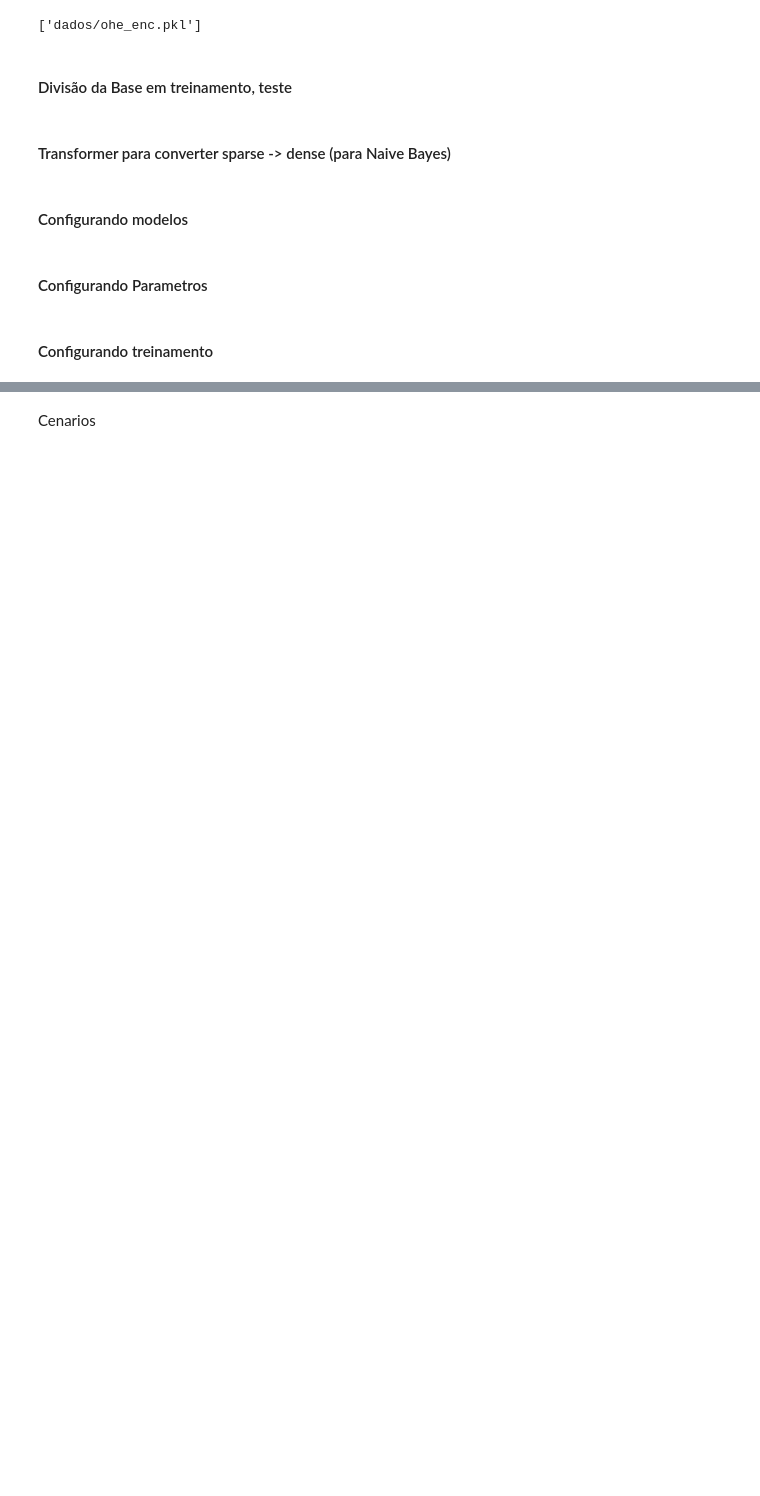
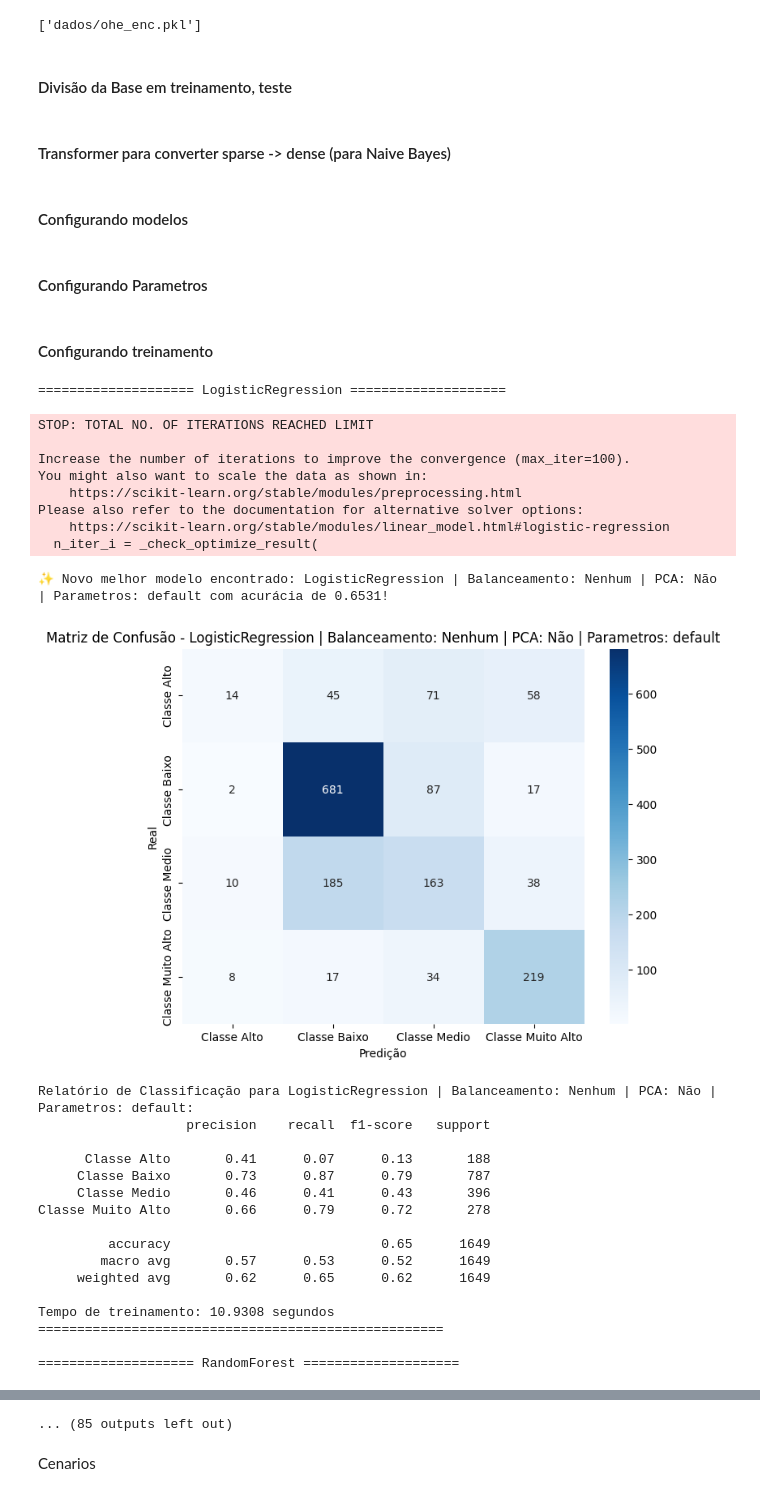
Before and after one commit to csampaio2/imoveis-sp-prediction, a Jupyter notebook: analises_imoveis_v3.ipynb, the cells around one changed output, grey strips where cells are left out. Cells and saved outputs as stored; diff of their text form; code cells hidden in the pictures; blank space fills up the shorter version.

```diff
--- a/analises_imoveis_v3.ipynb
+++ b/analises_imoveis_v3.ipynb
@@ -44,7 +44,7 @@ from sklearn.utils.multiclass import unique_labels
 # %% [markdown]
 ## Carregamento dos Dataset
 # %%
-df = pd.read_csv('/home/fbotero/Downloads/imoveis/dados/data.csv')
+df = pd.read_csv('dados/data.csv')
 df.head()
 # %% [output]
 |  | address | district | area | bedrooms | garage | type | rent | total |
@@ -723,7 +708,7 @@ def treinar_modelos(balanceamento=None, usar_pca=False, tipo_parametros='default
 
             # Salvar parâmetros apenas se for grid
             if salvar_parametros and tipo_parametros == "grid":
-                joblib.dump(grid_search.best_params_, f'/home/fbotero/Downloads/imoveis/dados/parametros_{name}.pkl')
+                joblib.dump(grid_search.best_params_, f'dados/parametros_{name}.pkl')
         else:
             resultados.append({
                 "Modelo": descricao_cenario,
@@ -741,8 +726,67 @@ def treinar_modelos(balanceamento=None, usar_pca=False, tipo_parametros='default
     resultados_global.extend(resultados)
 
     # Salvar o melhor modelo
-    joblib.dump(melhor_pipeline, f'/home/fbotero/Downloads/imoveis/dados/{nome_melhor_modelo}_melhor_modelo.pkl')
+    joblib.dump(melhor_pipeline, f'dados/{nome_melhor_modelo}_melhor_modelo.pkl')
     print(f"✨ Melhor modelo salvo: {nome_melhor_modelo} com acurácia de {melhor_score:.4f}!")
 
     # RETORNA o melhor modelo treinado
     return melhor_pipeline
+# %%
+# Example usage of the treinar_modelos function
+scenarios = []
+
+# Default Parameters
+scenarios.append(("default", treinar_modelos()))
+scenarios.append(("default + SMOTE", treinar_modelos(balanceamento="smote")))
+scenarios.append(("default + Tomek", treinar_modelos(balanceamento="tomek")))
+scenarios.append(("default + PCA + SMOTE", treinar_modelos(balanceamento="smote", usar_pca=True)))
+scenarios.append(("default + PCA + Tomek", treinar_modelos(balanceamento="tomek", usar_pca=True)))
+
+# # GridSearch
+scenarios.append(("grid", treinar_modelos(tipo_parametros="grid")))
+scenarios.append(("grid + SMOTE", treinar_modelos(balanceamento="smote", tipo_parametros="grid")))
+scenarios.append(("grid + Tomek", treinar_modelos(balanceamento="tomek", tipo_parametros="grid")))
+scenarios.append(("grid + PCA + SMOTE", treinar_modelos(balanceamento="smote", usar_pca=True, tipo_parametros="grid")))
+scenarios.append(("grid + PCA + Tomek", treinar_modelos(balanceamento="tomek", usar_pca=True, tipo_parametros="grid")))
+
+# # Best Parameters
+# scenarios.append(("best", treinar_modelos(tipo_parametros="best")))
+# scenarios.append(("best + SMOTE", treinar_modelos(balanceamento="smote", tipo_parametros="best")))
+# scenarios.append(("best + Tomek", treinar_modelos(balanceamento="tomek", tipo_parametros="best")))
+# scenarios.append(("best + PCA + SMOTE", treinar_modelos(balanceamento="smote", usar_pca=True, tipo_parametros="best")))
+# scenarios.append(("best + PCA + Tomek", treinar_modelos(balanceamento="tomek", usar_pca=True, tipo_parametros="best")))
+
+# Iterate through scenarios and evaluate
+for name, pipeline in scenarios:
+    print(f"Evaluating scenario: {name}")
+    pipeline.fit(X_train, y_train)
+    score = pipeline.score(X_test, y_test)
+    print(f"Score for {name}: {score}")
+# %% [output]
+==================== LogisticRegression ====================
+STOP: TOTAL NO. OF ITERATIONS REACHED LIMIT
+
+Increase the number of iterations to improve the convergence (max_iter=100).
+You might also want to scale the data as shown in:
+    https://scikit-learn.org/stable/modules/preprocessing.html
+Please also refer to the documentation for alternative solver options:
+    https://scikit-learn.org/stable/modules/linear_model.html#logistic-regression
+  n_iter_i = _check_optimize_result(
+✨ Novo melhor modelo encontrado: LogisticRegression | Balanceamento: Nenhum | PCA: Não | Parametros: default com acurácia de 0.6531!
+[figure, added]
+Relatório de Classificação para LogisticRegression | Balanceamento: Nenhum | PCA: Não | Parametros: default:
+                   precision    recall  f1-score   support
+
+      Classe Alto       0.41      0.07      0.13       188
+     Classe Baixo       0.73      0.87      0.79       787
+     Classe Medio       0.46      0.41      0.43       396
+Classe Muito Alto       0.66      0.79      0.72       278
+
+         accuracy                           0.65      1649
+        macro avg       0.57      0.53      0.52      1649
+     weighted avg       0.62      0.65      0.62      1649
+
+Tempo de treinamento: 10.9308 segundos
+====================================================
+
+==================== RandomForest ====================
@@ -749,3 +845,4 @@ def treinar_modelos(balanceamento=None, usar_pca=False, tipo_parametros='default
+... (85 outputs left out)
 # %% [markdown]
 Cenarios
 # %%
```
Also changed, not shown: parts of 17 cells of this notebook.
